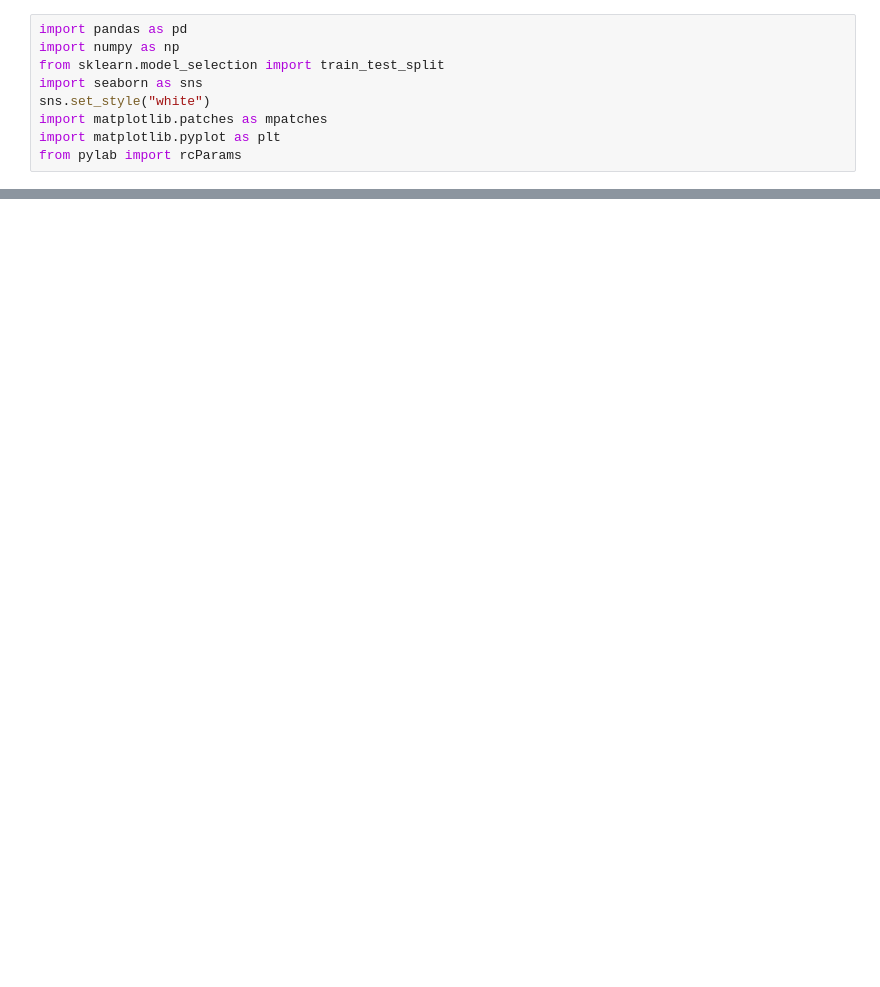
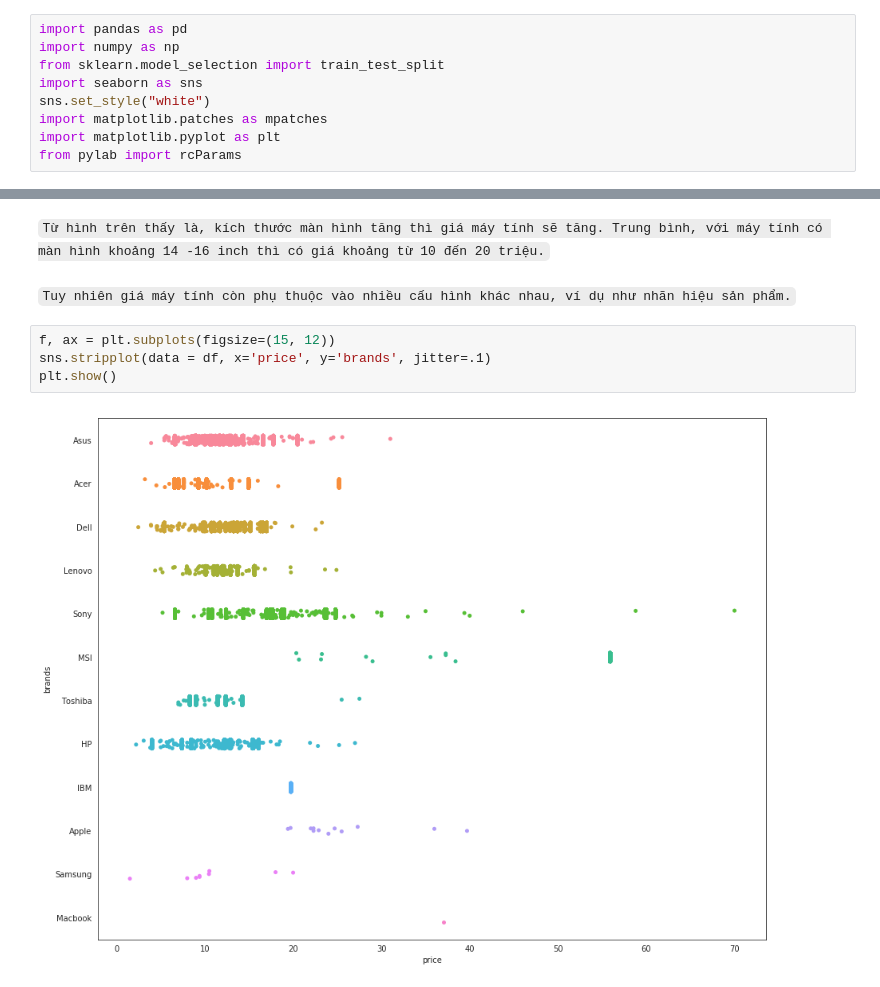
Before and after one commit to jackNhat/estimate_price, a Jupyter notebook: main.ipynb, the cells around one changed output, grey strips where cells are left out. Cells and saved outputs as stored; diff of their text form; blank space fills up the shorter version.

```diff
--- a/main.ipynb
+++ b/main.ipynb
@@ -39,0 +41,10 @@ plt.show()
+# %% [markdown]
+`Từ hình trên thấy là, kích thước màn hình tăng thì giá máy tính sẽ tăng. Trung bình, với máy tính có màn hình khoảng 14 -16 inch thì có giá khoảng từ 10 đến 20 triệu.`
+# %% [markdown]
+`Tuy nhiên giá máy tính còn phụ thuộc vào nhiều cấu hình khác nhau, ví dụ như nhãn hiệu sản phẩm.`
+# %%
+f, ax = plt.subplots(figsize=(15, 12))
+sns.stripplot(data = df, x='price', y='brands', jitter=.1)
+plt.show()
+# %% [output]
+[figure, added]
```
Also changed, not shown: parts of 21 cells of this notebook, 3 other files.
